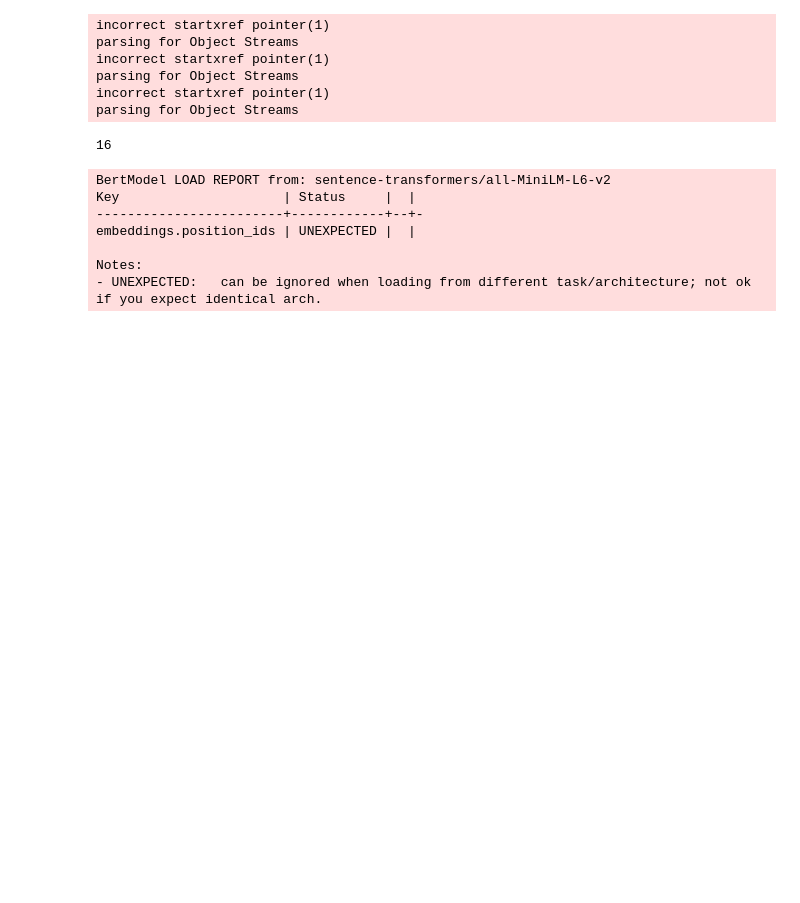
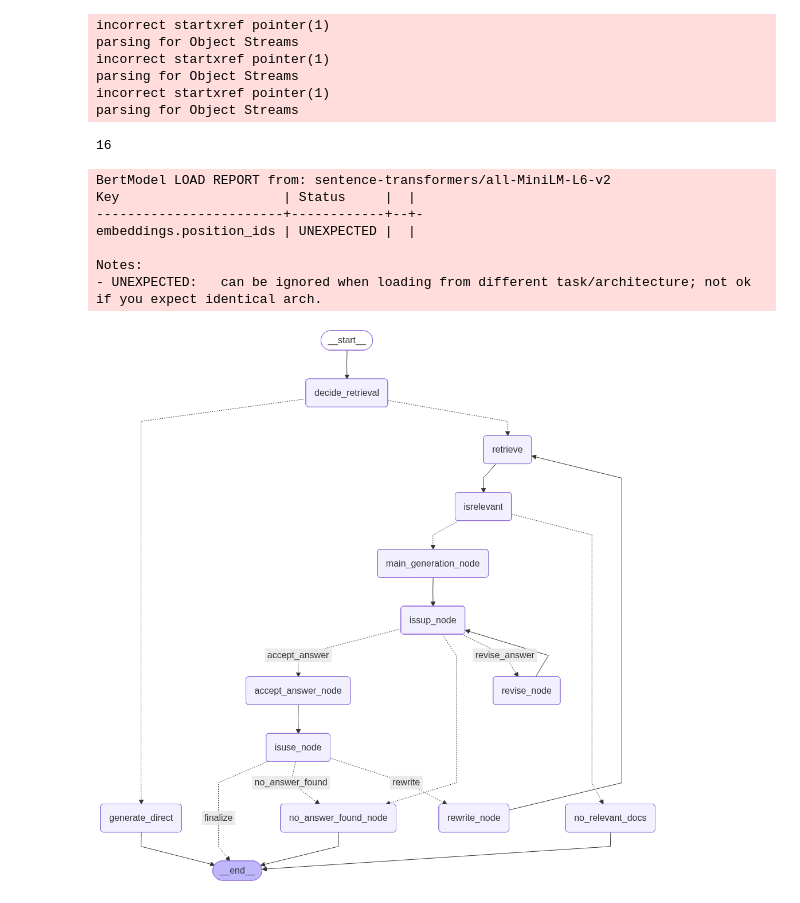
Before and after one commit to Maruf-MLE/Genarative-AI, a Jupyter notebook: Self Rag/Simple_rag.ipynb, the cells around one changed output. Drawn from its saved outputs; the diff is of its cells as text; code cells hidden in the pictures; blank space fills up the shorter version.

```diff
--- a/Self Rag/Simple_rag.ipynb
+++ b/Self Rag/Simple_rag.ipynb
@@ -251,0 +355,3 @@ def issup_node(state:State):
+# %%
+def no_answer_found_node(state:State):
+    return {'answer':'No answer found, because answer is not use full'}
@@ -252,51 +410,96 @@ def issup_node(state:State):
 # %%
-def route_after_relevance(state:State) ->Literal['main_generation_chain','no_relevant_docs']:
-    if state.get('relevanced_docs') and len(state.get('relevanced_docs')) > 0:
+def route_after_relevance(state:State) ->Literal['main_generation_node','no_relevant_docs']:
+    if state.get('relevant_docs') and len(state.get('relevant_docs')) > 0:
         return "main_generation_node"
     return "no_relevant_docs"
-# %%
-def retrieve_node(state:State):
-    return {'docs':retriever.invoke(state['question'])}
 # %%
 def route_after_decide(state:State) -> Literal['generate_direct','retrieve']:
     if state['need_retrieval']:
         return 'retrieve'
     return 'generate_direct'
+# %%
+max_retries = 4
+
+def route_after_issup(state:State) -> Literal['accept_answer','revise_answer','no_answer_found_node']:
+    if state.get('issup') == 'fully_supported':
+        return 'accept_answer'
+
+    if state.get('retries',0) >= max_retries:
+        return 'no_answer_found_node'
+    return 'revise_answer'
 # %%
 g = StateGraph(State)
 
 # --------------------
 # Nodes
 # --------------------
-g.add_node("decide_retrieval", decide_revrieval_node)
+g.add_node("decide_retrieval", decide_retrieval_node)
 g.add_node("generate_direct", generation_node)
 g.add_node("retrieve", retrieve_node)
-g.add_node('isrelevanced',isrelevant_node)
+g.add_node('isrelevant',isrelevant_node)
 g.add_node('main_generation_node',main_generation_node)
 g.add_node("issup_node",issup_node)
+g.add_node('revise_node',revise_node)
+g.add_node('accept_answer_node',accept_answer_node)
+g.add_node('isuse_node',isuse_node)
+g.add_node('no_answer_found_node',no_answer_found_node)
+g.add_node('no_relevant_docs', no_relevant_docs)
+g.add_node('rewrite_node',rewrite_node)
 
-# --------------------
-# Edges
-# --------------------
+
+
+
+
 g.add_edge(START, "decide_retrieval")
 
 g.add_conditional_edges(
     "decide_retrieval",
     route_after_decide,
     {
         "generate_direct": "generate_direct",
         "retrieve": "retrieve",
     },
 )
 
 g.add_edge("generate_direct", END)
-g.add_edge('retrieve','isrelevanced')
-g.add_edge('isrelevanced','main_generation_node')
+g.add_edge('retrieve','isrelevant')
+
+g.add_conditional_edges(
+    'isrelevant',
+    route_after_relevance,
+    {'no_relevant_docs':'no_relevant_docs','main_generation_node':'main_generation_node'}
+    )
+
 g.add_edge("main_generation_node",'issup_node')
-g.add_edge('issup_node',END)
+
+g.add_conditional_edges(
+    'issup_node',
+    route_after_issup,
+    {'accept_answer':'accept_answer_node','revise_answer':'revise_node','no_answer_found_node':'no_answer_found_node'}
+)
+
+g.add_edge('revise_node','issup_node')
+g.add_edge('accept_answer_node','isuse_node')
+
+g.add_conditional_edges(
+    'isuse_node',
+    route_after_isuse,
+    {
+        'finalize': END,
+        'rewrite':'rewrite_node',
+        'no_answer_found':'no_answer_found_node'
+    }
+    )
+g.add_edge('rewrite_node','retrieve')
+g.add_edge('no_answer_found_node',END)
+g.add_edge('no_relevant_docs', END)
+
 
 
 app = g.compile()
+app
+# %% [output]
+[figure, added]
 # %%
 result = app.invoke(
     {
```
Also changed, not shown: parts of 14 cells of this notebook.
